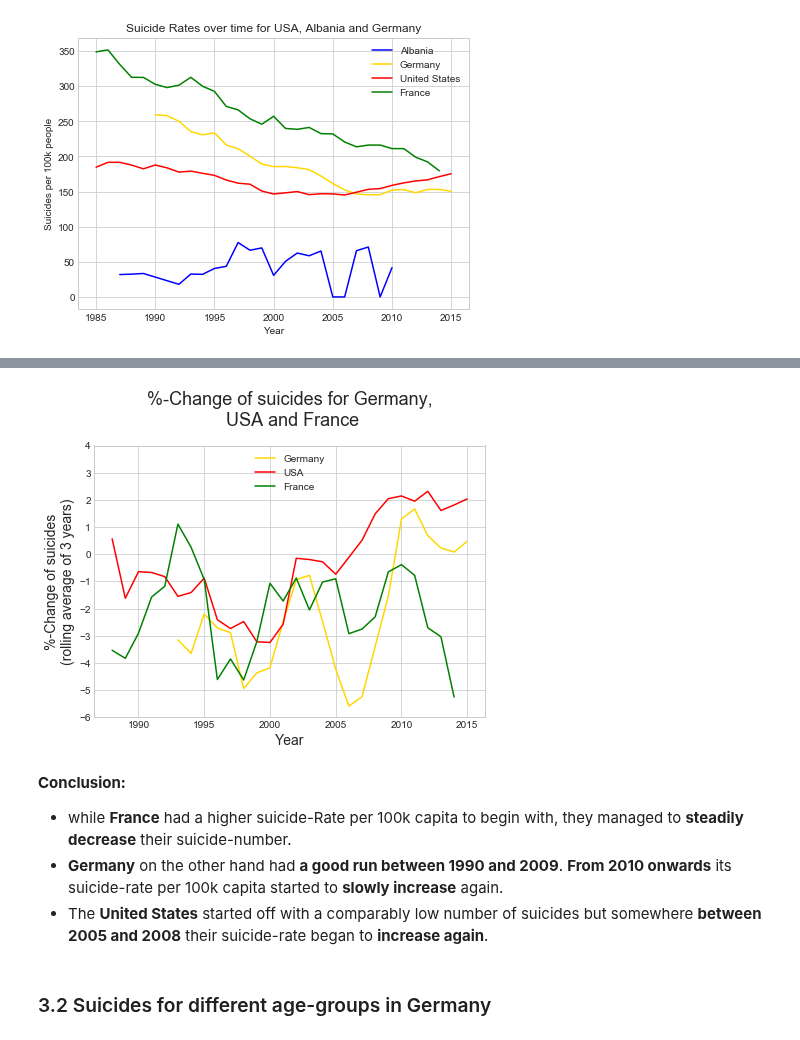
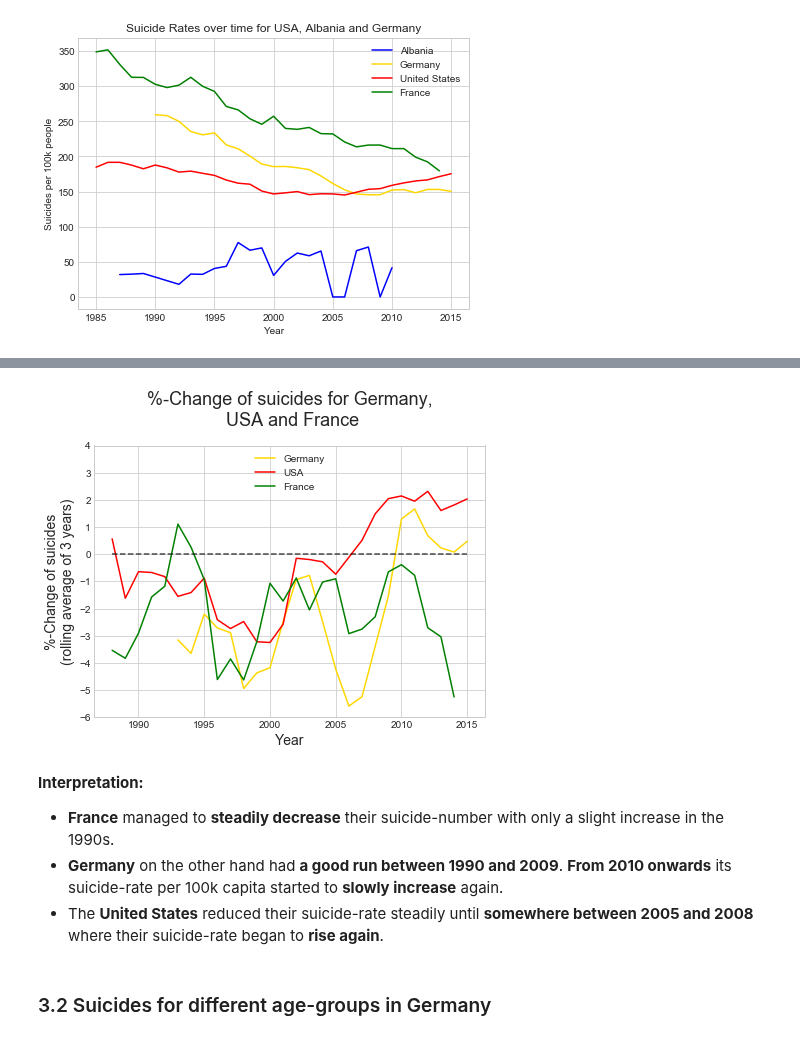
Before and after one commit to Overflowed10/Data-Analysis, a Jupyter notebook: Data Analysis - Suicides.ipynb, the cells around one changed output, grey strips where cells are left out. Cells and saved outputs as stored; diff of their text form; code cells hidden in the pictures.

```diff
--- a/Data Analysis - Suicides.ipynb
+++ b/Data Analysis - Suicides.ipynb
@@ -167,29 +171,30 @@ df[(df["country"]=="Albania")&(df["year"].isin([2005,2006,2009]))].sample(5)
 # %%
 NUM = 3
 
 plt.figure(figsize=(7,5))
 countries = ["Germany", "United States", "France"]
 
 for i in countries:
     country_series =  df.groupby(["country", "year"]).sum().loc[i,"suicides/100k pop"]
     country_perc = (country_series/country_series.shift(1)-1).rolling(NUM).mean()*100
     plt.plot(country_perc, color=country_colors[i])
 
 
+plt.plot([1985+NUM,2015],[0,0], linestyle="--", color="k", alpha=0.7)
 plt.legend(["Germany", "USA", "France"], loc="upper center")
 plt.yticks(ticks=np.arange(-6,5))
 plt.xlabel("Year", fontdict={"fontsize":14})
 plt.ylabel(f"%-Change of suicides\n(rolling average of {NUM} years)", fontdict={"fontsize":14})
 plt.title("%-Change of suicides for Germany,\n USA and France", fontdict={"fontsize": 18}, pad=20, loc="center")
 
 
 plt.show()
 # %% [output]
-[figure, old version]
+[figure, new version]
 # %% [markdown]
-<b>Conclusion:</b>
-* while <b>France</b> had a higher suicide-Rate per 100k capita to begin with, they managed to <b>steadily decrease</b> their suicide-number.
+<b>Interpretation:</b>
+* <b>France</b> managed to <b>steadily decrease</b> their suicide-number with only a slight increase in the 1990s.
 * <b>Germany</b> on the other hand had <b>a good run between 1990 and 2009</b>. <b>From 2010 onwards</b> its suicide-rate per 100k capita started to <b>slowly increase</b> again.
-* The <b>United States</b> started off with a comparably low number of suicides but somewhere <b>between 2005 and 2008</b> their suicide-rate began to <b>increase again</b>.
+* The <b>United States</b> reduced their suicide-rate steadily until <b>somewhere between 2005 and 2008</b> where their suicide-rate began to <b>rise again</b>.
 # %% [markdown]
 ### 3.2 Suicides for different age-groups in Germany
```
Also changed, not shown: parts of 20 cells of this notebook.
